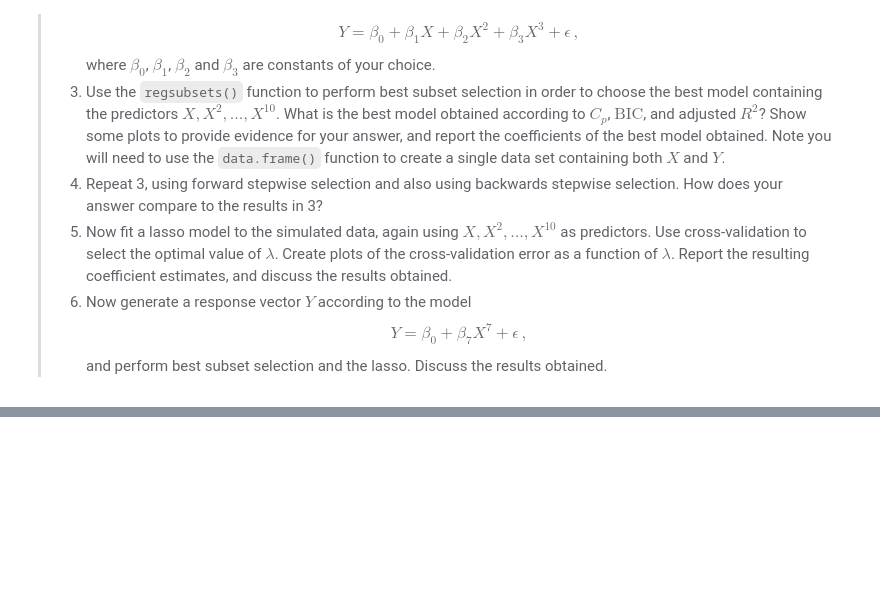
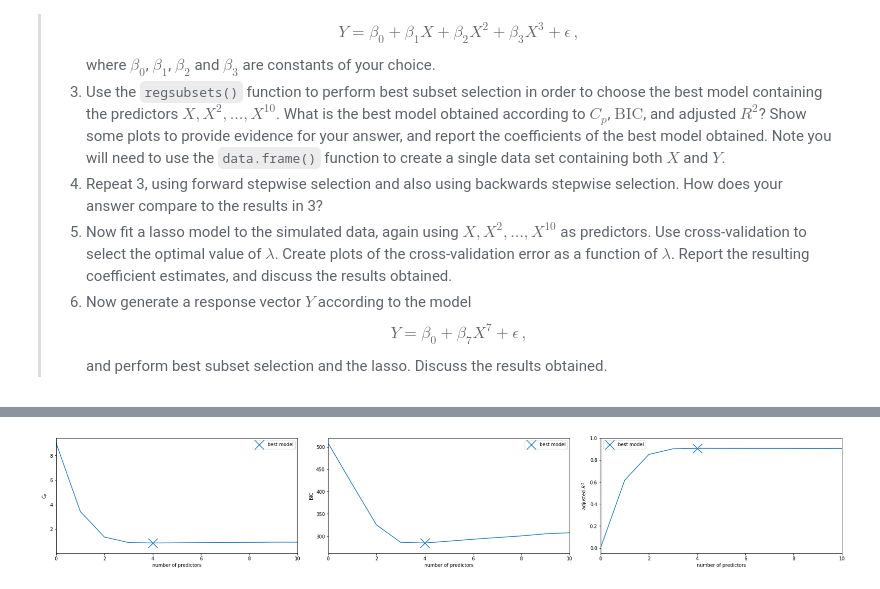
Before and after one commit to HerrBroekman/Python-solutions-for-An-Introduction-to-Statistical-Learning, a Jupyter notebook: Chapter6/Exercise08/6_8.ipynb, the cells around one changed output, grey strips where cells are left out. Drawn from its saved outputs; the diff is of its cells as text; code cells hidden in the pictures; blank space fills up the shorter version.

```diff
--- a/Chapter6/Exercise08/6_8.ipynb
+++ b/Chapter6/Exercise08/6_8.ipynb
@@ -23,0 +178,68 @@
+# %%
+# forward stepwise selection
+RSS, BIC, R_sq_adj = fit_linear_reg(df_x[['Intercept']], df_y)
+best_submodels = {
+    0: (['Intercept'], RSS, BIC, R_sq_adj),  # null model
+}
+best_features_set = {'Intercept'}
+
+for k in range(1, p+1):
+    RSS_min_subset = float('+inf')
+    BIC_best_subset = None
+    R_sq_adj_best_subset = None
+    descriptiveColumns_best_subset = None
+    for descriptiveColumns in itertools.combinations(features_lst, k):
+        descriptiveColumns = ['Intercept'] + list(descriptiveColumns)
+        if not best_features_set.issubset(set(descriptiveColumns)):
+            continue
+
+        RSS, BIC, R_sq_adj = fit_linear_reg(df_x[descriptiveColumns], df_y)
+        if RSS < RSS_min_subset:
+            RSS_min_subset = RSS
+            BIC_best_subset = BIC
+            R_sq_adj_best_subset = R_sq_adj
+            descriptiveColumns_best_subset = descriptiveColumns
+
+    best_submodels[k] = (descriptiveColumns_best_subset, RSS_min_subset, BIC_best_subset, R_sq_adj_best_subset)
+
+    difference_ = set(descriptiveColumns_best_subset) - best_features_set # Return a set that contains the items that only exist in set set(descriptiveColumns_best_subset), and not in set best_features_set
+    assert len(difference_) == 1, f'difference_ = {difference_}'
+    best_feature = list(difference_)[0]
+    best_features_set.add(best_feature)
+
+    if k == p:
+        assert k == len(features_lst), f'k = {k} and features_lst = {features_lst}'
+        sigma_squared_est = (1/(n - p - 1)) * RSS  # Typically this is estimated using the full model containing all predictors
+
+
+for k, (descriptiveColumns, RSS, BIC, R_sq_adj) in best_submodels.items():
+    C_p = (1/n) * (RSS + 2*k*sigma_squared_est)
+    best_submodels[k] = (descriptiveColumns, RSS, C_p, BIC, R_sq_adj)
+
+df_best_submodels = pd.DataFrame(best_submodels, index=['variables', 'RSS', 'C_p', 'BIC', 'adj R^2']).T
+df_best_submodels.index.name = 'number of predictors'
+df_best_submodels
+
+# df_best_submodels
+df_best_C_p = df_best_submodels[df_best_submodels['C_p'] == df_best_submodels['C_p'].min()]
+df_best_BIC = df_best_submodels[df_best_submodels['BIC'] == df_best_submodels['BIC'].min()]
+df_best_R_sq_adj = df_best_submodels[df_best_submodels['adj R^2'] == df_best_submodels['adj R^2'].max()]
+
+numberOfSubplots = 3
+fig, [ax1, ax2, ax3] = plt.subplots(1, numberOfSubplots, constrained_layout=True, figsize=(8*numberOfSubplots, 4))
+
+_ = df_best_submodels['C_p'].plot(ax=ax1, label='')
+_ = ax1.scatter(x=df_best_C_p.index[0], y=df_best_C_p['C_p'].iloc[0], marker='x', s=400, label='best model')
+_ = ax1.set_ylabel(r'$C_p$')
+_ = ax1.legend()
+
+_ = df_best_submodels['BIC'].plot(ax=ax2, label='')
+_ = ax2.scatter(x=df_best_BIC.index[0], y=df_best_BIC['BIC'].iloc[0], marker='x', s=400, label='best model')
+_ = ax2.set_ylabel(r'$\mathrm{BIC}$')
+_ = ax2.legend()
+
+_ = df_best_submodels['adj R^2'].plot(ax=ax3, label='')
+_ = ax3.scatter(x=df_best_R_sq_adj.index[0], y=df_best_R_sq_adj['adj R^2'].iloc[0], marker='x', s=400, label='best model')
+_ = ax3.set_ylabel(r'adjusted $R^2$')
+_ = ax3.legend()
+# %% [output]
@@ -23,0 +259 @@
+[figure, added]
```
Also changed, not shown: parts of 19 cells of this notebook, 1 other file.
